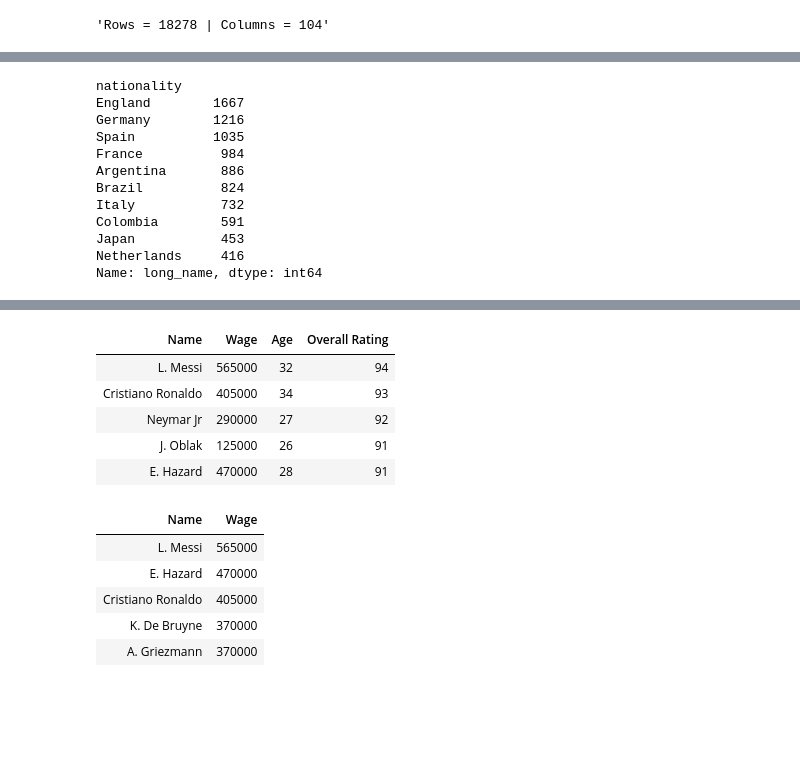
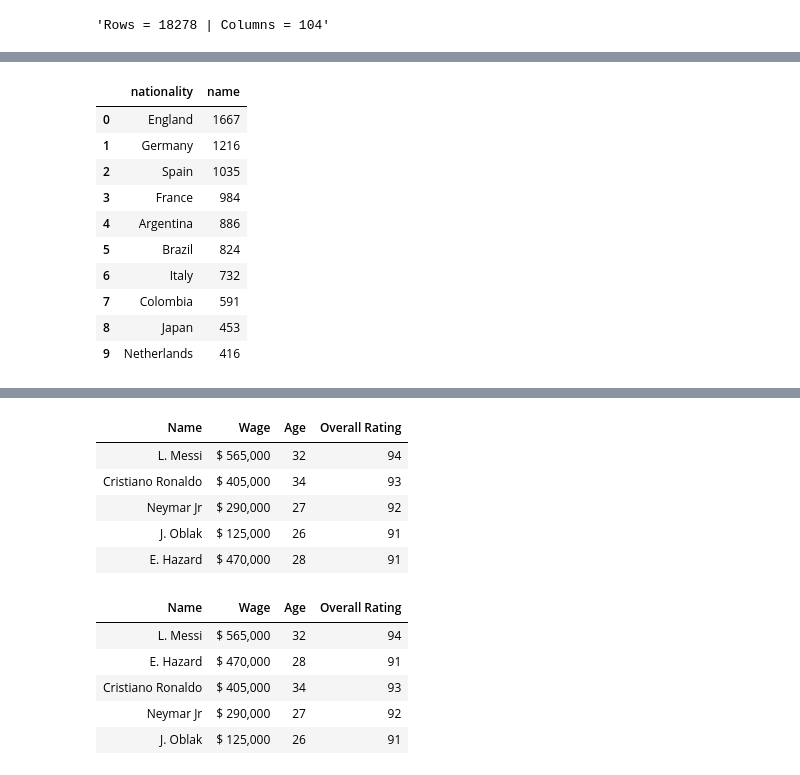
Before and after one commit to blwishom/JUMPlus, a Jupyter notebook: fifa_data_analysis/fifa_nb.ipynb, the cells around one changed output, grey strips where cells are left out. Saved outputs shown, nothing was run; the diff lists cells and outputs as text; code cells hidden in the pictures; blank space fills up the shorter version.

```diff
--- a/fifa_data_analysis/fifa_nb.ipynb
+++ b/fifa_data_analysis/fifa_nb.ipynb
@@ -66,19 +67,18 @@ Name: long_name, Length: 162, dtype: int64
 # %%
-top_10_countries = country_count.sort_values(ascending=False)[:10]
-top_10_countries
+top_10_countries = country_count.sort_values(by='name', ascending=False)[:10]
+top_10_countries.reset_index()
 # %% [output]
-nationality
-England        1667
-Germany        1216
-Spain          1035
-France          984
-Argentina       886
-Brazil          824
-Italy           732
-Colombia        591
-Japan           453
-Netherlands     416
-Name: long_name, dtype: int64
+|  | nationality | name |
+| 0 | England | 1667 |
+| 1 | Germany | 1216 |
+| 2 | Spain | 1035 |
+| 3 | France | 984 |
+| 4 | Argentina | 886 |
+| 5 | Brazil | 824 |
+| 6 | Italy | 732 |
+| 7 | Colombia | 591 |
+| 8 | Japan | 453 |
+| 9 | Netherlands | 416 |
 # %%
 fig = px.bar(top_10_countries, color_discrete_sequence=['limegreen'], labels={'nationality': "Country", 'value': 'Player Count'}, title='Top 10 Countries x Amount of Players')
 fig.update_layout(showlegend=False)
@@ -86,26 +86,23 @@ fig.show()
 # %% [output]
 [interactive output not drawn]
 # %%
-# df.groupby(df['overall'], group_keys=False).apply(lambda name:name)
-best_players = pd.DataFrame({'Name':df['short_name'], 'Wage':df['wage_eur'], 'Age':df['age'], 'Overall Rating':df['overall']})
+best_players = pd.DataFrame({'Name':df['short_name'], 'Wage':df['wage_eur'].map('$ {:,}'.format), 'Age':df['age'], 'Overall Rating':df['overall']})
 best_players.head().style.hide()
 # %% [output]
 | Name | Wage | Age | Overall Rating |
-| L. Messi | 565000 | 32 | 94 |
-| Cristiano Ronaldo | 405000 | 34 | 93 |
-| Neymar Jr | 290000 | 27 | 92 |
-| J. Oblak | 125000 | 26 | 91 |
-| E. Hazard | 470000 | 28 | 91 |
+| L. Messi | $ 565,000 | 32 | 94 |
+| Cristiano Ronaldo | $ 405,000 | 34 | 93 |
+| Neymar Jr | $ 290,000 | 27 | 92 |
+| J. Oblak | $ 125,000 | 26 | 91 |
+| E. Hazard | $ 470,000 | 28 | 91 |
-# %%
-name_wages = pd.DataFrame({'Name':df['short_name'], 'Wage':df['wage_eur']})
-
-wages = name_wages.groupby(df['wage_eur'], group_keys=False).apply(lambda name:name)
-wages.sort_values(by='Wage', ascending=False).head().style.hide()
-# %% [output]
-| Name | Wage |
-| L. Messi | 565000 |
-| E. Hazard | 470000 |
-| Cristiano Ronaldo | 405000 |
-| K. De Bruyne | 370000 |
-| A. Griezmann | 370000 |
+# %%
+top_wages = best_players.head().sort_values(by='Wage', ascending=False)
+top_wages.style.hide()
+# %% [output]
+| Name | Wage | Age | Overall Rating |
+| L. Messi | $ 565,000 | 32 | 94 |
+| E. Hazard | $ 470,000 | 28 | 91 |
+| Cristiano Ronaldo | $ 405,000 | 34 | 93 |
+| Neymar Jr | $ 290,000 | 27 | 92 |
+| J. Oblak | $ 125,000 | 26 | 91 |
 # %%
```
Also changed, not shown: parts of 6 cells of this notebook.
